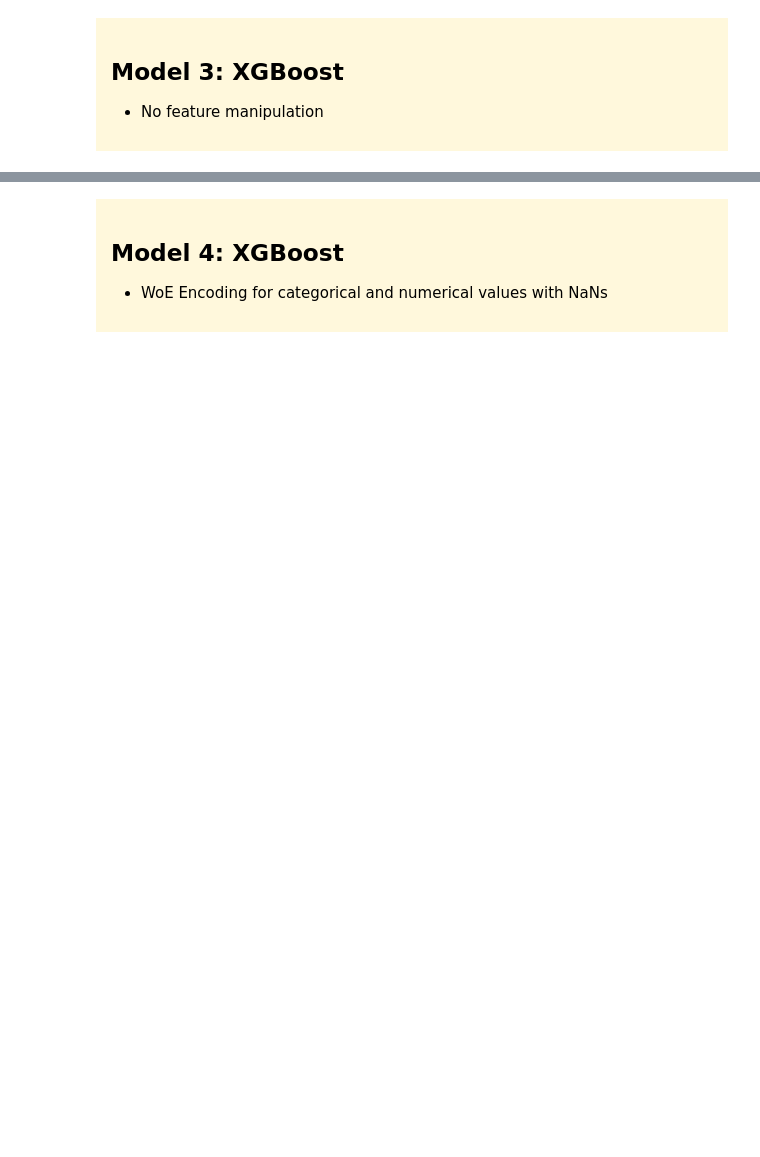
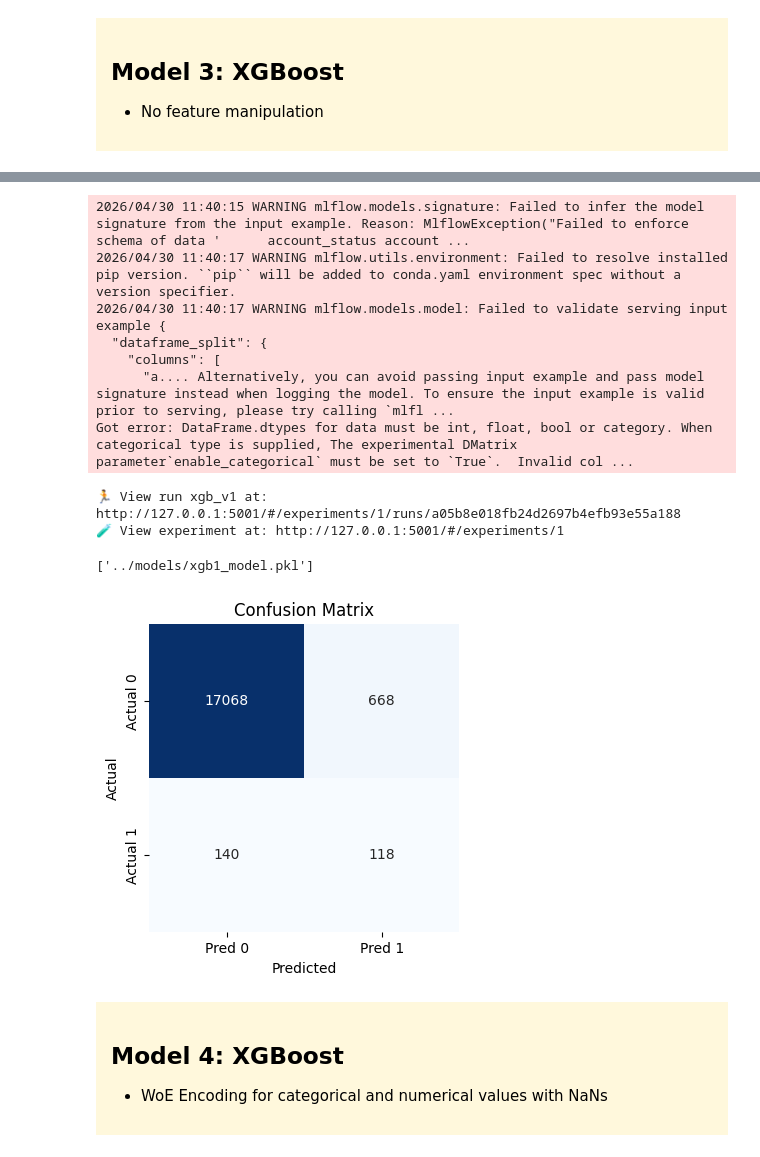
Before and after one commit to maleckicoa/pd-prediction, a Jupyter notebook: dev/model.ipynb, the cells around one changed output, grey strips where cells are left out. Drawn from its saved outputs; the diff is of its cells as text; code cells hidden in the pictures; blank space fills up the shorter version.

```diff
--- a/dev/model.ipynb
+++ b/dev/model.ipynb
@@ -823,11 +759,6 @@ print(pd.DataFrame(
 
 </div>
 # %%
-
-
-all_cat_cols = cat_na_cols + cat_no_na_cols
-all_num_cols = num_na_cols + num_no_na_cols
-feature_cols = all_cat_cols + all_num_cols
 
 # =========================
 # KEEP ONLY MODEL FEATURES
@@ -908,7 +839,6 @@ with mlflow.start_run(run_name="xgb_v1"):
         random_search_xgb1,
         X_val_xgb1,
         y_val,
-        threshold=0.5,
         metric="average_precision",
     )
 
@@ -925,7 +855,7 @@ with mlflow.start_run(run_name="xgb_v1"):
     mlflow.log_param("model_type", "XgBoost")
     mlflow.log_param("class_weight", "balanced")
     mlflow.log_param("scoring", "average_precision")
-    mlflow.log_param("threshold", 0.5)
+    mlflow.log_param("threshold", results["threshold"])
 
     # =========================
     # LOG METRICS
@@ -948,7 +878,10 @@ with mlflow.start_run(run_name="xgb_v1"):
 
 
 best_model = random_search_xgb1.best_estimator_
+
+
 joblib.dump({
     "model": best_model,
     "features": X_train_xgb1.columns.tolist()
 }, "../models/xgb1_model.pkl")
+# %% [output]
@@ -954,0 +905,11 @@ joblib.dump({
+2026/04/30 11:40:15 WARNING mlflow.models.signature: Failed to infer the model signature from the input example. Reason: MlflowException("Failed to enforce schema of data '      account_status account ...
+2026/04/30 11:40:17 WARNING mlflow.utils.environment: Failed to resolve installed pip version. ``pip`` will be added to conda.yaml environment spec without a version specifier.
+2026/04/30 11:40:17 WARNING mlflow.models.model: Failed to validate serving input example {
+  "dataframe_split": {
+    "columns": [
+      "a.... Alternatively, you can avoid passing input example and pass model signature instead when logging the model. To ensure the input example is valid prior to serving, please try calling `mlfl ...
+Got error: DataFrame.dtypes for data must be int, float, bool or category. When categorical type is supplied, The experimental DMatrix parameter`enable_categorical` must be set to `True`.  Invalid col ...
+🏃 View run xgb_v1 at: http://127.0.0.1:5001/#/experiments/1/runs/a05b8e018fb24d2697b4efb93e55a188
+🧪 View experiment at: http://127.0.0.1:5001/#/experiments/1
+['../models/xgb1_model.pkl']
+[figure, added]
```
Also changed, not shown: parts of 26 cells of this notebook, 27 other files.
